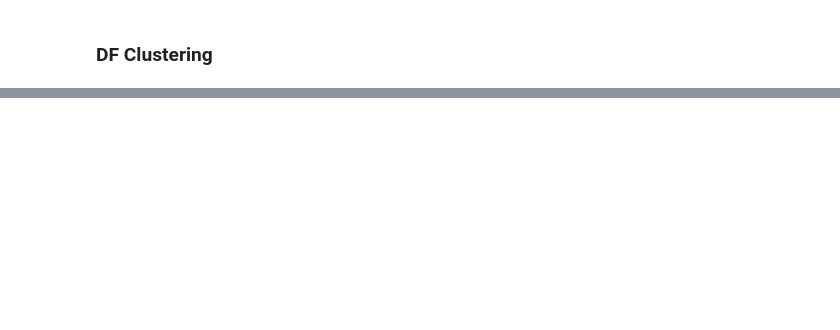
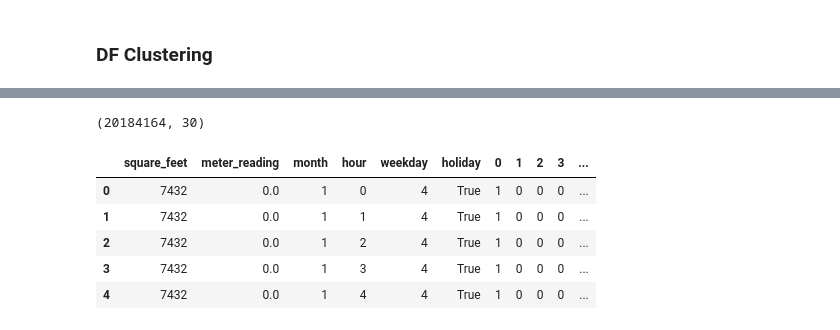
Before and after one commit to jcanque777/ASHRAEenergyprediction, a Jupyter notebook: KNN.ipynb, the cells around one changed output, grey strips where cells are left out. Saved outputs shown, nothing was run; the diff lists cells and outputs as text; code cells hidden in the pictures; blank space fills up the shorter version.

Commit message:
Final KNN EDA Model

```diff
--- a/KNN.ipynb
+++ b/KNN.ipynb
@@ -202,0 +211,5 @@ plt.scatter(df_features['square_feet'], df_features['mean_meter'], c=df['buildin
+# %%
+#creates dummies for primary use category
+model_df = pd.concat([model_df, pd.get_dummies(model_df['primary_use'])], axis=1)
+# %%
+model_df.drop('primary_use', axis = 1, inplace=True)
@@ -202,0 +229,2 @@ plt.scatter(df_features['square_feet'], df_features['mean_meter'], c=df['buildin
+# %%
+model_df = pd.merge(model_df, df)
@@ -202,0 +240,15 @@ plt.scatter(df_features['square_feet'], df_features['mean_meter'], c=df['buildin
+# %%
+model_df.drop(['site_id', 'building_id', 'year_built', 'floor_count', 'meter', 'mean_meter'], axis=1, inplace=True)
+# %%
+model_df.shape
+# %% [output]
+(20184164, 30)
+# %%
+model_df.head()
+# %% [output]
+|  | square_feet | meter_reading | month | hour | weekday | holiday | 0 | 1 | 2 | 3 | ... |
+| 0 | 7432 | 0.0 | 1 | 0 | 4 | True | 1 | 0 | 0 | 0 | ... |
+| 1 | 7432 | 0.0 | 1 | 1 | 4 | True | 1 | 0 | 0 | 0 | ... |
+| 2 | 7432 | 0.0 | 1 | 2 | 4 | True | 1 | 0 | 0 | 0 | ... |
+| 3 | 7432 | 0.0 | 1 | 3 | 4 | True | 1 | 0 | 0 | 0 | ... |
+| 4 | 7432 | 0.0 | 1 | 4 | 4 | True | 1 | 0 | 0 | 0 | ... |
```
Also changed, not shown: parts of 39 cells of this notebook.
